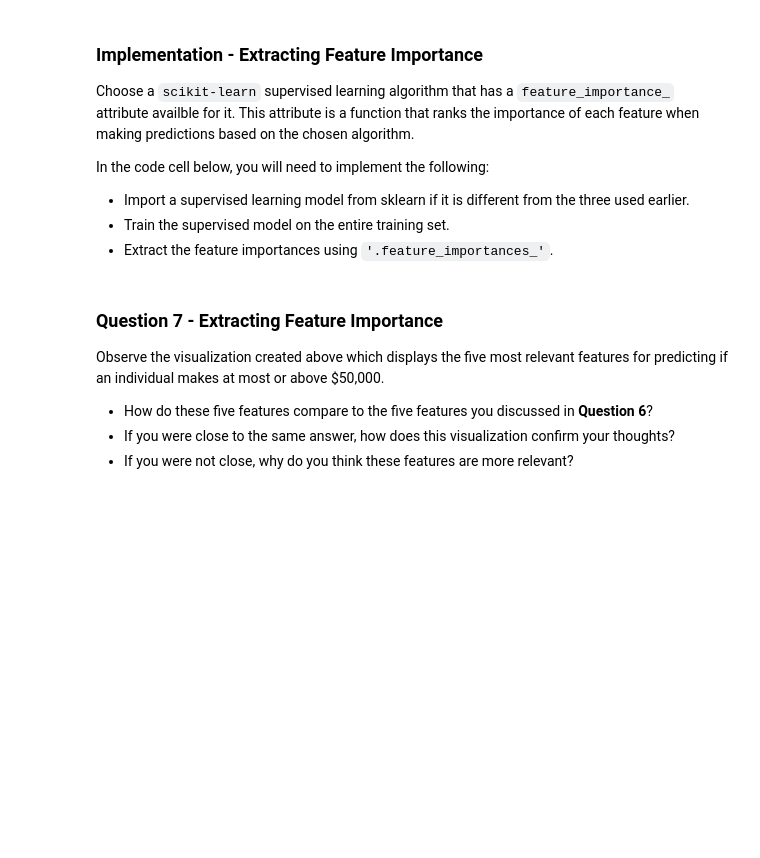
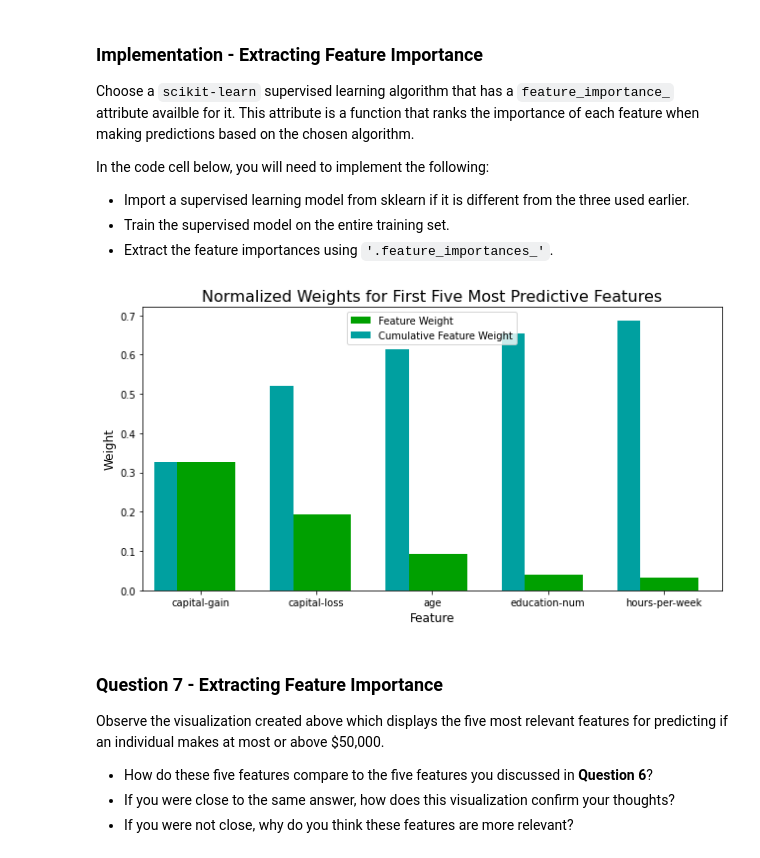
Before and after one commit to wesmattison/finding_donors, a Jupyter notebook: finding_donors.ipynb, the cells around one changed output. Drawn from its saved outputs; the diff is of its cells as text; code cells hidden in the pictures; blank space fills up the shorter version.

```diff
--- a/finding_donors.ipynb
+++ b/finding_donors.ipynb
@@ -563,16 +569,18 @@ In the code cell below, you will need to implement the following:
  - Extract the feature importances using `'.feature_importances_'`.
 # %%
 # TODO: Import a supervised learning model that has 'feature_importances_'
-
+clf = AdaBoostClassifier(n_estimators = 150, learning_rate = 1.5)
 
 # TODO: Train the supervised model on the training set using .fit(X_train, y_train)
-model = None
+model = clf.fit(X_train,y_train)
 
 # TODO: Extract the feature importances using .feature_importances_
-importances = None
+importances = model.feature_importances_
 
 # Plot
 vs.feature_plot(importances, X_train, y_train)
+# %% [output]
+[figure, added]
 # %% [markdown]
 ### Question 7 - Extracting Feature Importance
 
```
Also changed, not shown: parts of 14 cells of this notebook.
